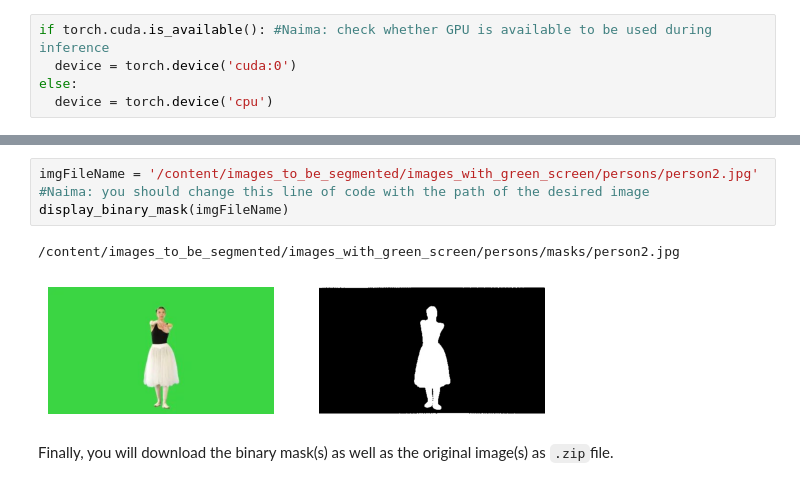
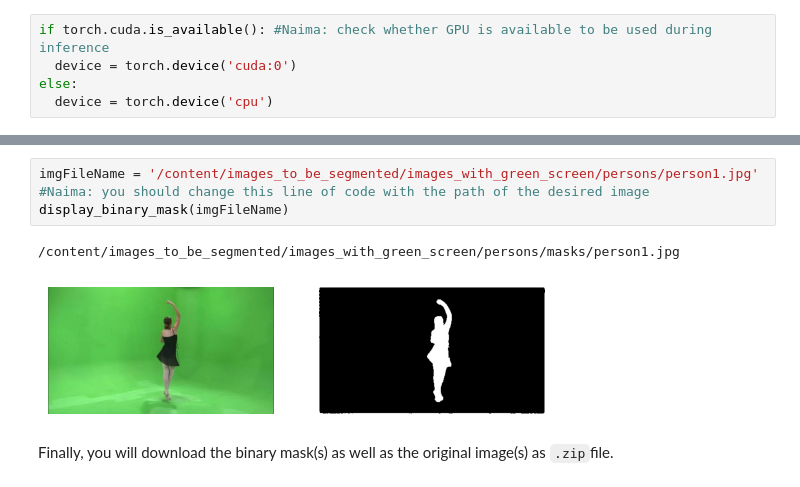
Before and after one commit to NaimaZouidi/Foreground-and-background-extraction-with-SAM-in-images-with-green-background, a Jupyter notebook: FG_BG_extraction_in_images_with_green_background.ipynb, the cells around one changed output, grey strips where cells are left out. Cells and saved outputs as stored; diff of their text form.

```diff
--- a/FG_BG_extraction_in_images_with_green_background.ipynb
+++ b/FG_BG_extraction_in_images_with_green_background.ipynb
@@ -267,11 +269,11 @@ Generating binary mask for: ./images_to_be_segmented/images_with_green_screen/an
 Generating binary mask for: ./images_to_be_segmented/images_with_green_screen/animals/animal3.jpg
 ...
 # %%
-imgFileName = '/content/images_to_be_segmented/images_with_green_screen/persons/person2.jpg' #Naima: you should change this line of code with the path of the desired image
+imgFileName = '/content/images_to_be_segmented/images_with_green_screen/persons/person1.jpg' #Naima: you should change this line of code with the path of the desired image
 display_binary_mask(imgFileName)
 # %% [output]
-/content/images_to_be_segmented/images_with_green_screen/persons/masks/person2.jpg
+/content/images_to_be_segmented/images_with_green_screen/persons/masks/person1.jpg
-[figure, old version]
+[figure, new version]
 # %% [markdown]
 Finally, you will download the binary mask(s) as well as the original image(s) as `.zip`file.
 # %%
```
Also changed, not shown: parts of 9 cells of this notebook.
